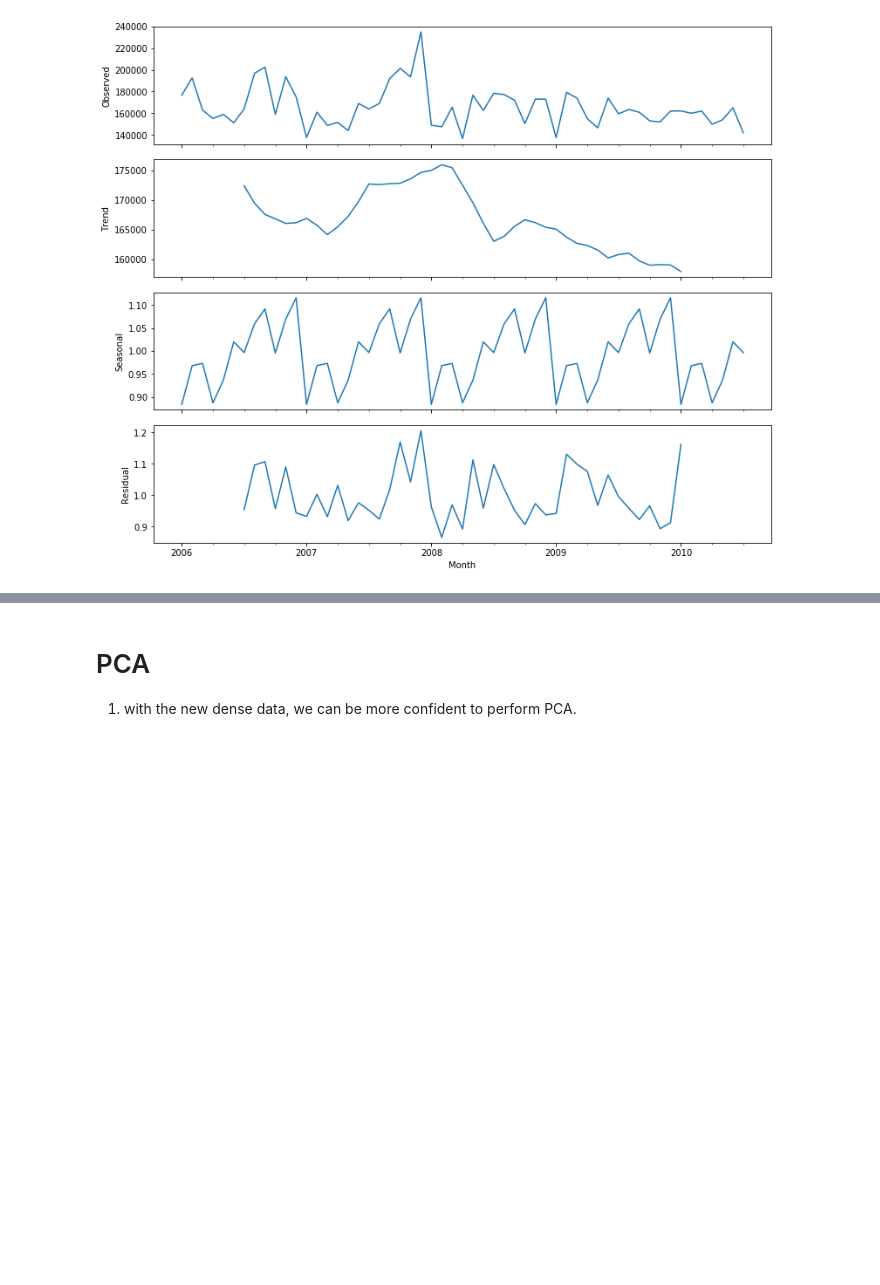
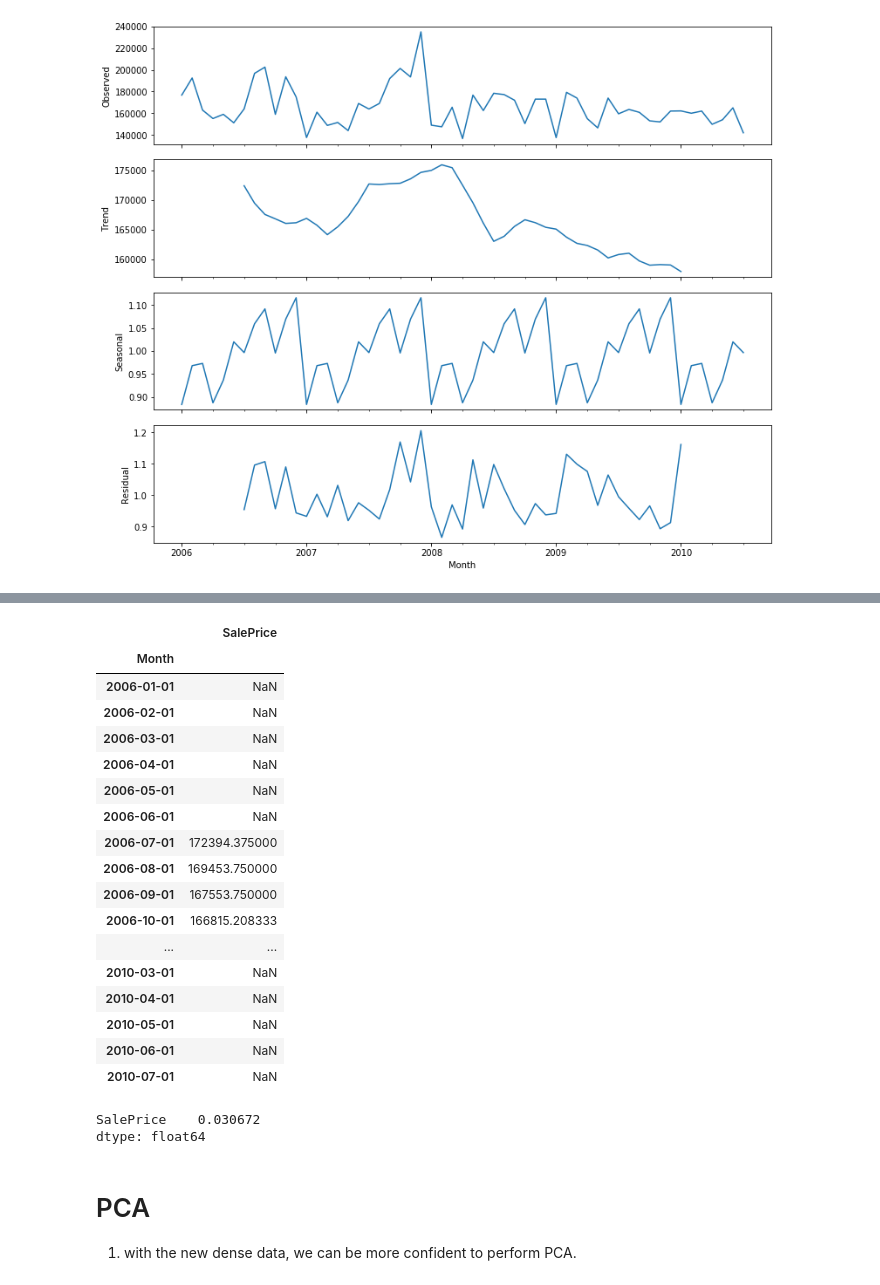
Before and after one commit to wonderlives/House-Prices-Advanced-Regression-Techniques, a Jupyter notebook: [Roger]DataClean&FeatureEngSelect&Clustering.ipynb, the cells around one changed output, grey strips where cells are left out. Cells and saved outputs as stored; diff of their text form; code cells hidden in the pictures; blank space fills up the shorter version.

```diff
--- a/[Roger]DataClean&FeatureEngSelect&Clustering.ipynb
+++ b/[Roger]DataClean&FeatureEngSelect&Clustering.ipynb
@@ -635,7 +717,32 @@ Image(url= "http://news.medill.northwestern.edu/chicago/wp-content/uploads/sites
 [interactive output not drawn]
 # %%
 # Uncomment to see break down.
-# decomposition.trend
+decomposition.trend
+# %% [output]
+|  | SalePrice |
+| Month |  |
+| 2006-01-01 | NaN |
+| 2006-02-01 | NaN |
+| 2006-03-01 | NaN |
+| 2006-04-01 | NaN |
+| 2006-05-01 | NaN |
+| 2006-06-01 | NaN |
+| 2006-07-01 | 172394.375000 |
+| 2006-08-01 | 169453.750000 |
+| 2006-09-01 | 167553.750000 |
+| 2006-10-01 | 166815.208333 |
+| ... | ... |
+| 2010-03-01 | NaN |
+| 2010-04-01 | NaN |
+| 2010-05-01 | NaN |
+| 2010-06-01 | NaN |
+| 2010-07-01 | NaN |
+# %%
+temp = decomposition.trend
+temp.std()/temp.mean()
+# %% [output]
+SalePrice    0.030672
+dtype: float64
 # %% [markdown]
 # PCA
 1. with the new dense data, we can be more confident to perform PCA.
```
Also changed, not shown: parts of 16 cells of this notebook, 15 other files.
